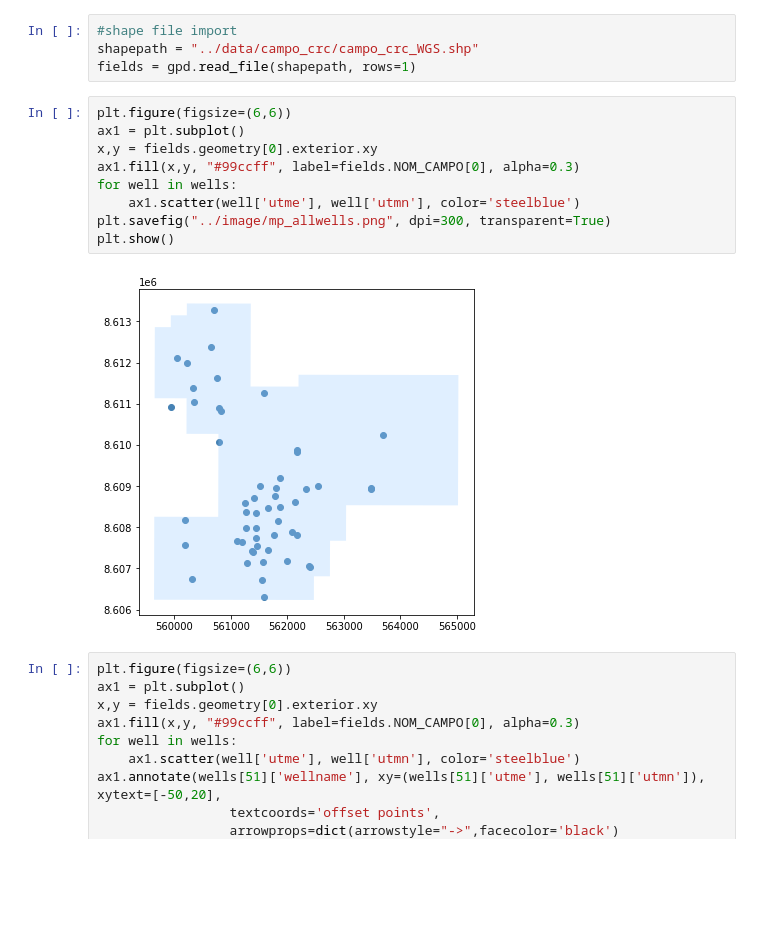
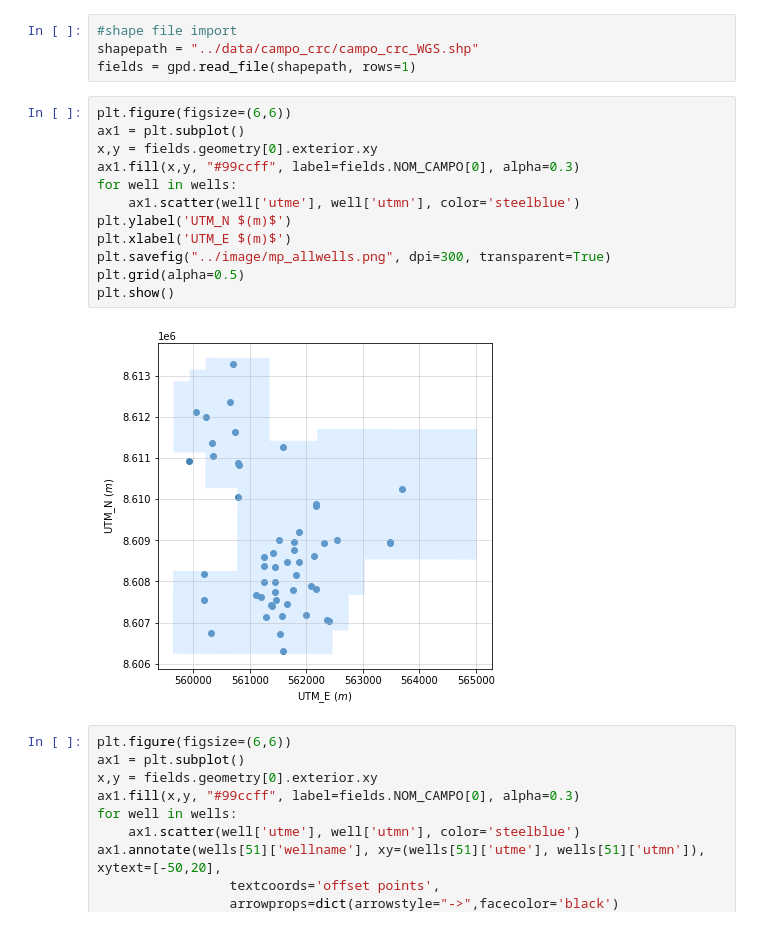
Before and after one commit to rmotadutra/PFG_2020, a Jupyter notebook: codes/SelectWells.ipynb, the cells around one changed output. Cells and saved outputs as stored; diff of their text form; blank space fills up the shorter version.

```diff
--- a/codes/SelectWells.ipynb
+++ b/codes/SelectWells.ipynb
@@ -43,14 +43,17 @@ fields = gpd.read_file(shapepath, rows=1)
 # %%
 plt.figure(figsize=(6,6))
 ax1 = plt.subplot()
 x,y = fields.geometry[0].exterior.xy
 ax1.fill(x,y, "#99ccff", label=fields.NOM_CAMPO[0], alpha=0.3)
 for well in wells:
     ax1.scatter(well['utme'], well['utmn'], color='steelblue')
+plt.ylabel('UTM_N $(m)$')
+plt.xlabel('UTM_E $(m)$')
 plt.savefig("../image/mp_allwells.png", dpi=300, transparent=True)
+plt.grid(alpha=0.5)
 plt.show()
 # %% [output]
-[figure, old version]
+[figure, new version]
 # %%
 plt.figure(figsize=(6,6))
 ax1 = plt.subplot()
```
Also changed, not shown: parts of 1 cell of this notebook, 2 other files.
